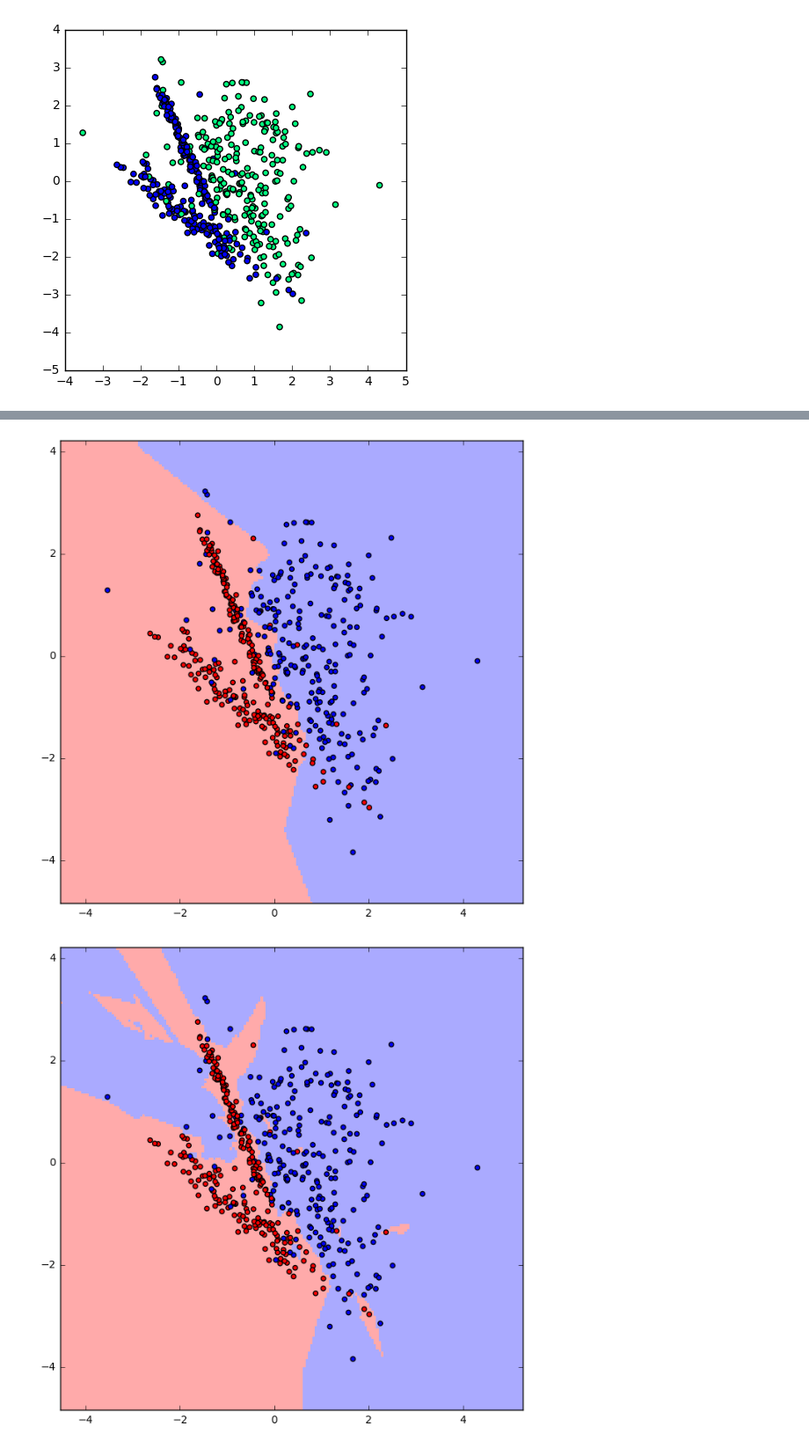
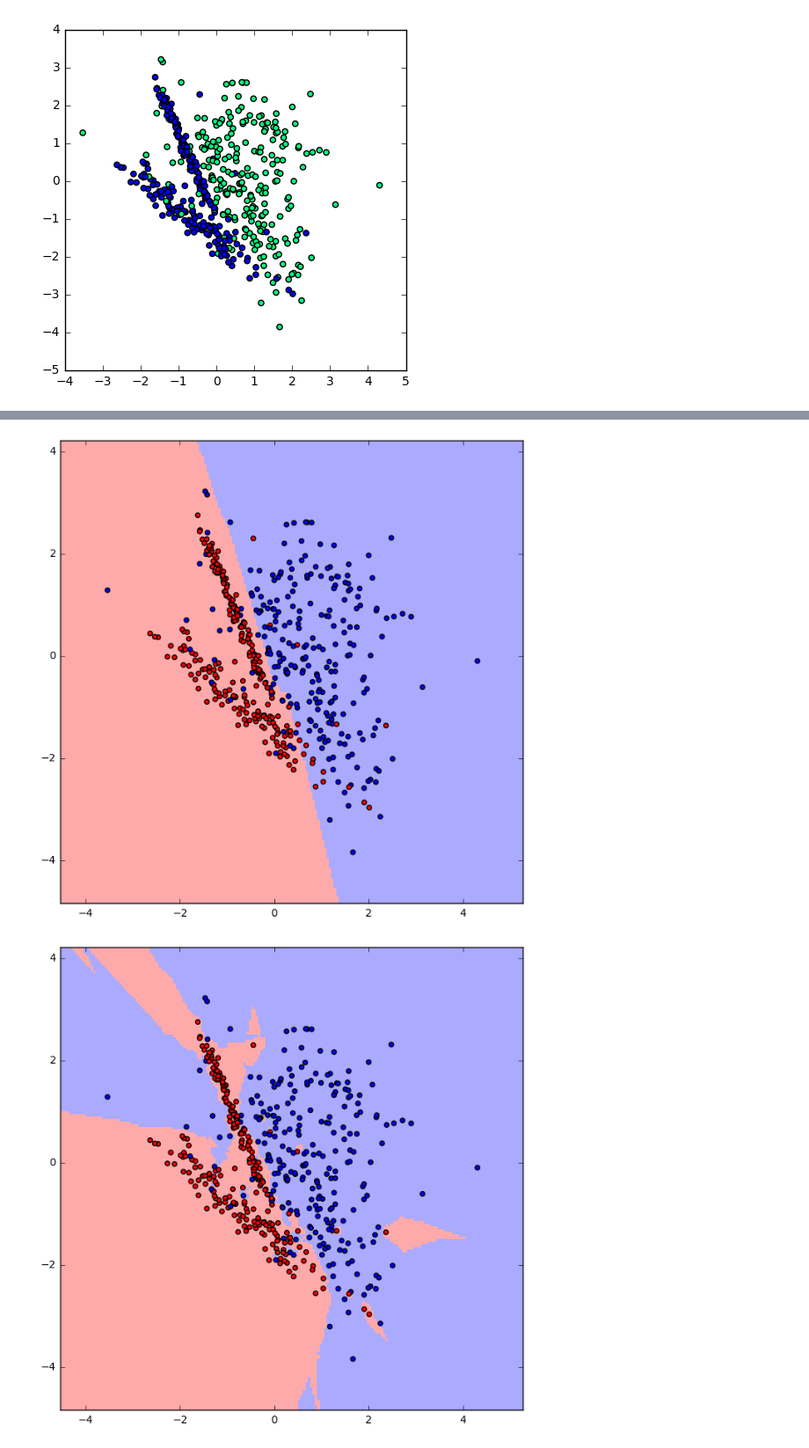
Before and after one commit to valevalerio/Course-work, a Jupyter notebook: Experiments.ipynb, the cells around one changed output, grey strips where cells are left out. Shown at 88% size. Saved outputs shown, nothing was run; the diff lists cells and outputs as text; code cells hidden in the pictures.

```diff
--- a/Experiments.ipynb
+++ b/Experiments.ipynb
@@ -513,3 +514,5 @@ max_leaf:  15 accuracy validation:  [  7.93269231e-01   9.63000000e+02] accuracy
 time:  6755.393080000002
 # %%
 np.save("BUTIF_9_cross_validation", (val_scores, best_scores, final_scores))
+# %%
+val_scores, best_scores, final_scores = np.load("BUTIF_9_cross_validation.npy")
@@ -2981,7 +4241,7 @@ plt.show()
 # %% [output]
 [figure]
 # %%
-clf = GradBoost(HouseHolderCART(MSE(), MeanSegmentor(), max_depth=max_depth),
+clf = GradBoost(HouseHolderCART(MSE(), MeanSegmentor(), max_depth=2),
                         10, loss='exp', shrinkage=0.1)
 clf.fit(X, y)
 
@@ -2991,21 +4251,21 @@ plot_surface(X, y, clf)
 # %%
-clf = GradBoost(BUTIF(max_leaf=7,
+clf = GradBoost(BUTIF(max_leaf=3,
                       linear_model=LogisticRegression(n_jobs=-1),
                       task='regression'),
-                10, loss='exp', shrinkage=0.1)
+                100, loss='exp', shrinkage=0.1)
 clf.fit(X, y)
 
 plot_surface(X, y, clf)
 # %% [output]
-[figure, old version]
+[figure, new version]
 # %%
-clf = GradBoost(Rand_CART(MSE(), MeanSegmentor()),
+clf = GradBoost(Rand_CART(MSE(), MeanSegmentor(), max_depth=9),
                 10, loss='exp', shrinkage=0.1)
 clf.fit(X, y)
 
 plot_surface(X, y, clf)
 # %% [output]
-[figure, old version]
+[figure, new version]
 # %%
 clf = GradBoost(DecisionTreeRegressor(max_leaf_nodes=5),
                 10, loss='exp', shrinkage=0.1)
```
Also changed, not shown: parts of 81 cells of this notebook, 2 other files.
